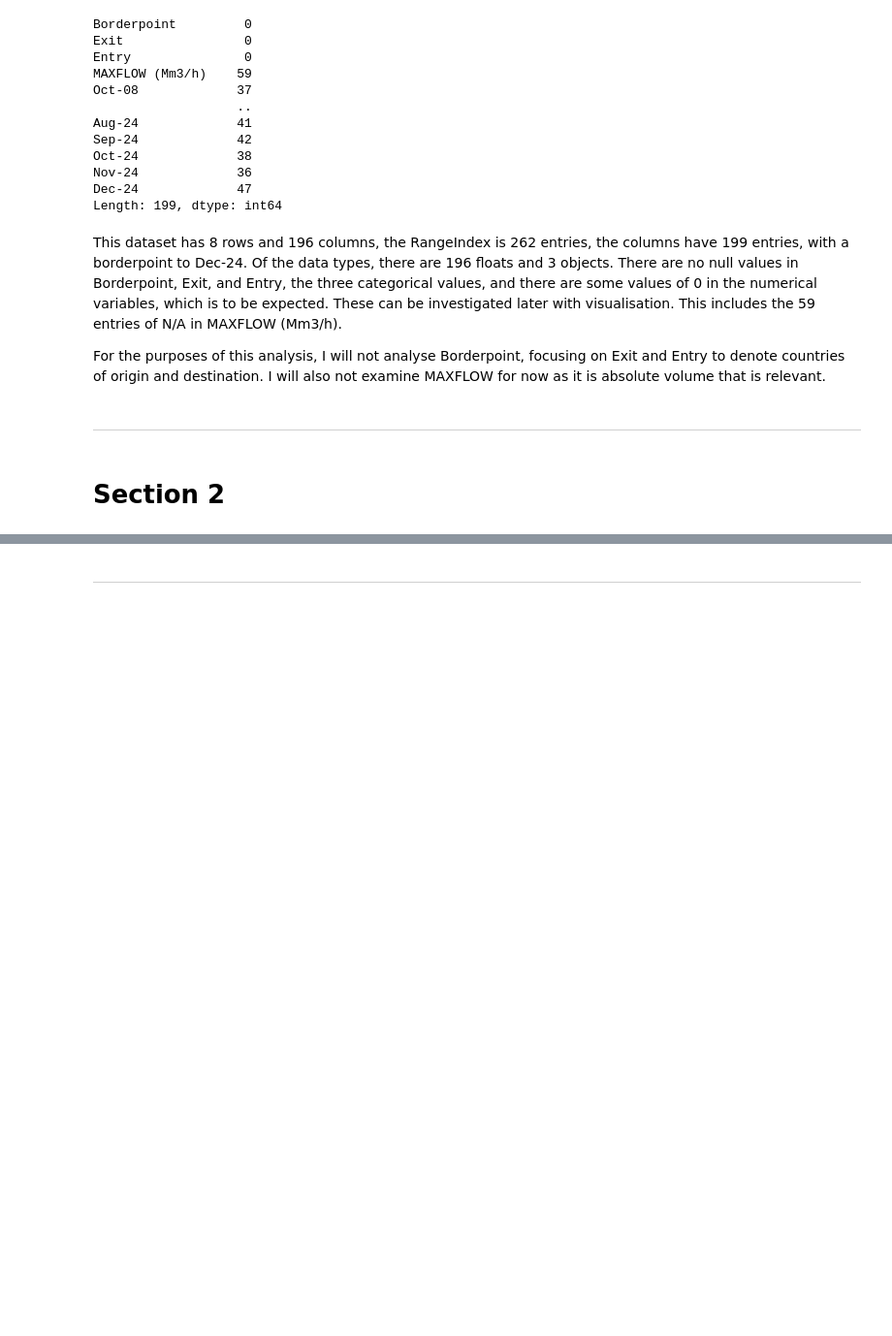
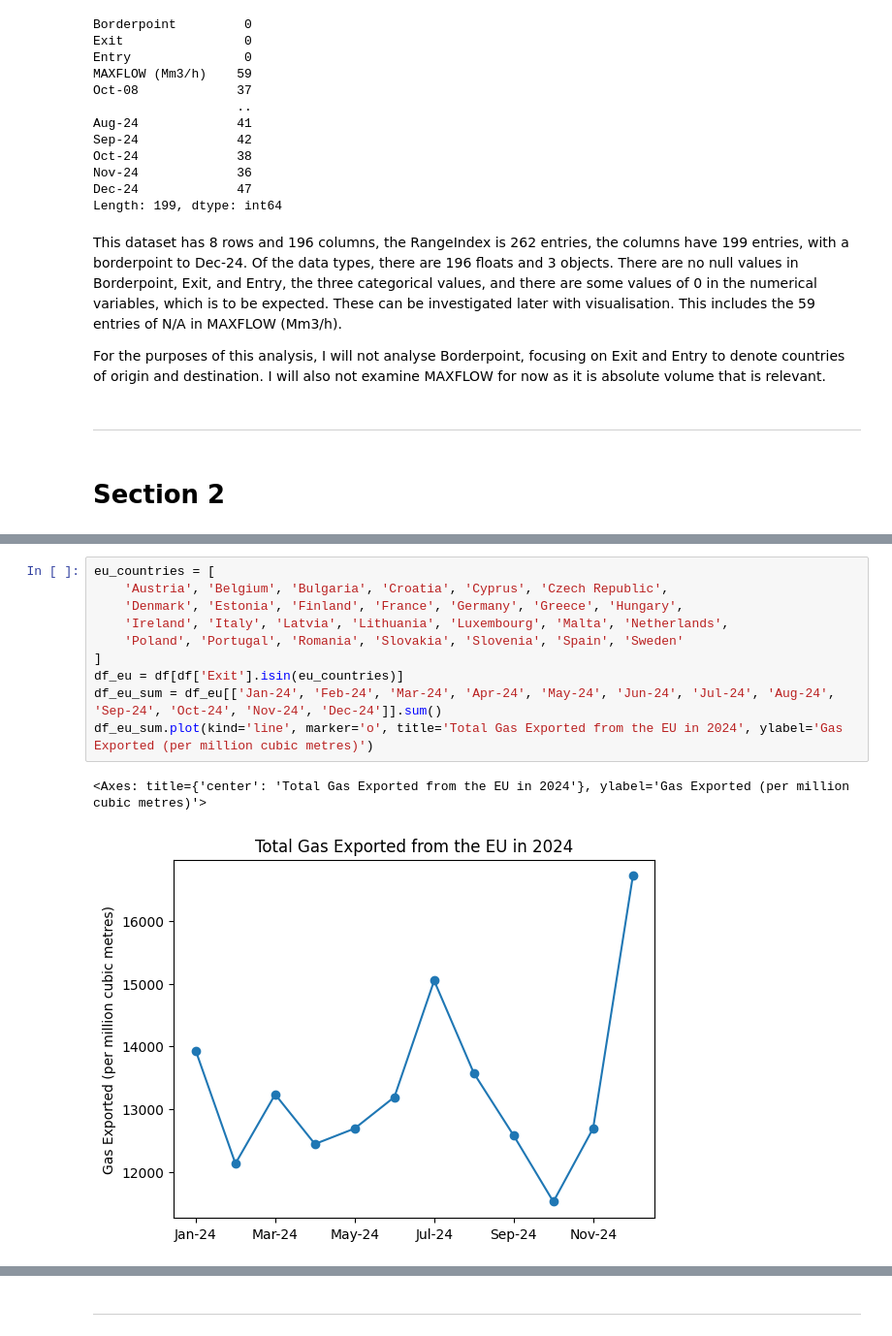
Before and after one commit to suahmed3/capstone, a Jupyter notebook: jupyter_notebooks/Capstone LNG Trading Jupyter Notebook.ipynb, the cells around one changed output, grey strips where cells are left out. Shown at 97% size. Saved outputs shown, nothing was run; the diff lists cells and outputs as text; blank space fills up the shorter version.

```diff
--- a/jupyter_notebooks/Capstone LNG Trading Jupyter Notebook.ipynb
+++ b/jupyter_notebooks/Capstone LNG Trading Jupyter Notebook.ipynb
@@ -118,0 +140,13 @@ ModuleNotFoundError: No module named 'matplotlib'
+# %%
+eu_countries = [
+    'Austria', 'Belgium', 'Bulgaria', 'Croatia', 'Cyprus', 'Czech Republic',
+    'Denmark', 'Estonia', 'Finland', 'France', 'Germany', 'Greece', 'Hungary',
+    'Ireland', 'Italy', 'Latvia', 'Lithuania', 'Luxembourg', 'Malta', 'Netherlands',
+    'Poland', 'Portugal', 'Romania', 'Slovakia', 'Slovenia', 'Spain', 'Sweden'
+]
+df_eu = df[df['Exit'].isin(eu_countries)]
+df_eu_sum = df_eu[['Jan-24', 'Feb-24', 'Mar-24', 'Apr-24', 'May-24', 'Jun-24', 'Jul-24', 'Aug-24', 'Sep-24', 'Oct-24', 'Nov-24', 'Dec-24']].sum()
+df_eu_sum.plot(kind='line', marker='o', title='Total Gas Exported from the EU in 2024', ylabel='Gas Exported (per million cubic metres)')
+# %% [output]
+<Axes: title={'center': 'Total Gas Exported from the EU in 2024'}, ylabel='Gas Exported (per million cubic metres)'>
+[figure, added]
```
Also changed, not shown: parts of 12 cells of this notebook, 1 other file.
